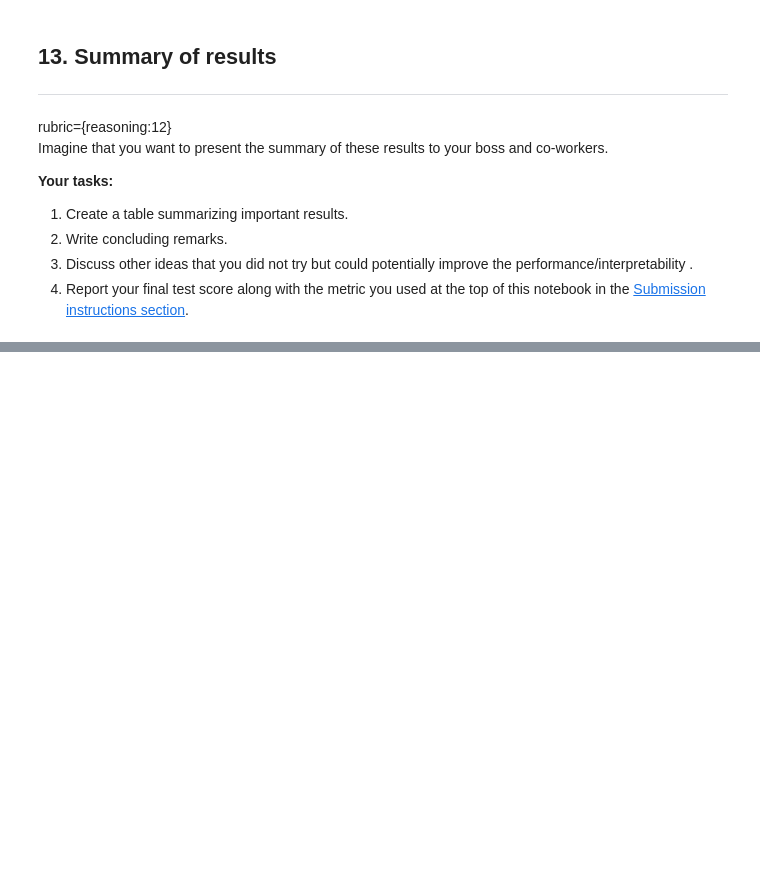
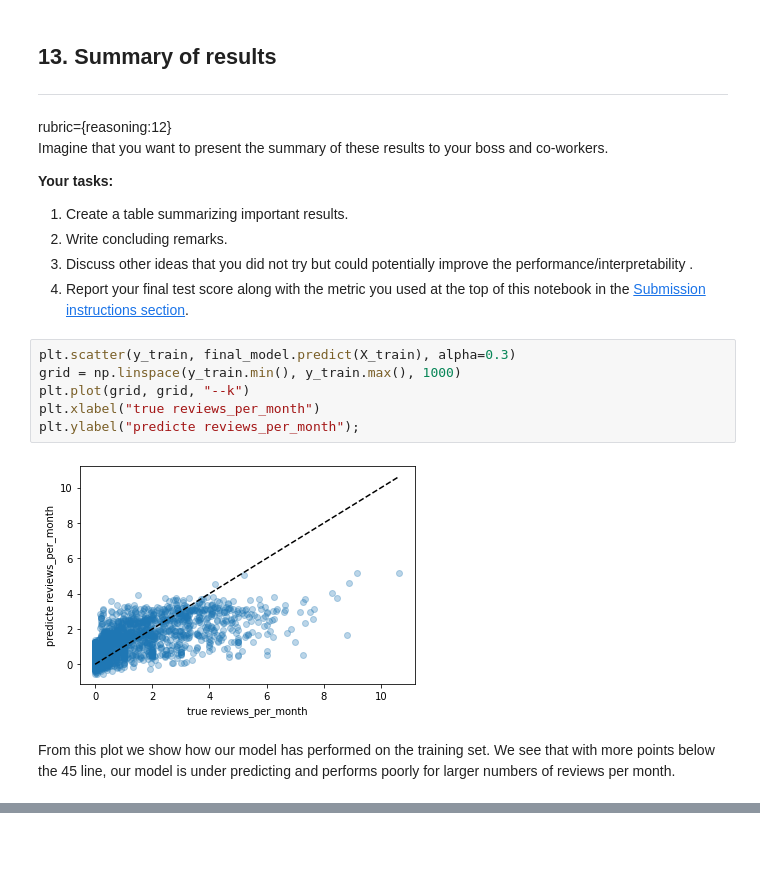
Before and after one commit to mel-liow/ml-nyc-airbnb, a Jupyter notebook: analysis.ipynb, the cells around one changed output, grey strips where cells are left out. Saved outputs shown, nothing was run; the diff lists cells and outputs as text; blank space fills up the shorter version.

```diff
--- a/analysis.ipynb
+++ b/analysis.ipynb
@@ -832,3 +916,13 @@ Imagine that you want to present the summary of these results to your boss and c
 2. Write concluding remarks.
 3. Discuss other ideas that you did not try but could potentially improve the performance/interpretability .
 3. Report your final test score along with the metric you used at the top of this notebook in the [Submission instructions section](#si).
+# %%
+plt.scatter(y_train, final_model.predict(X_train), alpha=0.3)
+grid = np.linspace(y_train.min(), y_train.max(), 1000)
+plt.plot(grid, grid, "--k")
+plt.xlabel("true reviews_per_month")
+plt.ylabel("predicte reviews_per_month");
+# %% [output]
+[figure, added]
+# %% [markdown]
+From this plot we show how our model has performed on the training set. We see that with more points below the 45 line, our model is under predicting and performs poorly for larger numbers of reviews per month.
```
Also changed, not shown: parts of 42 cells of this notebook.
